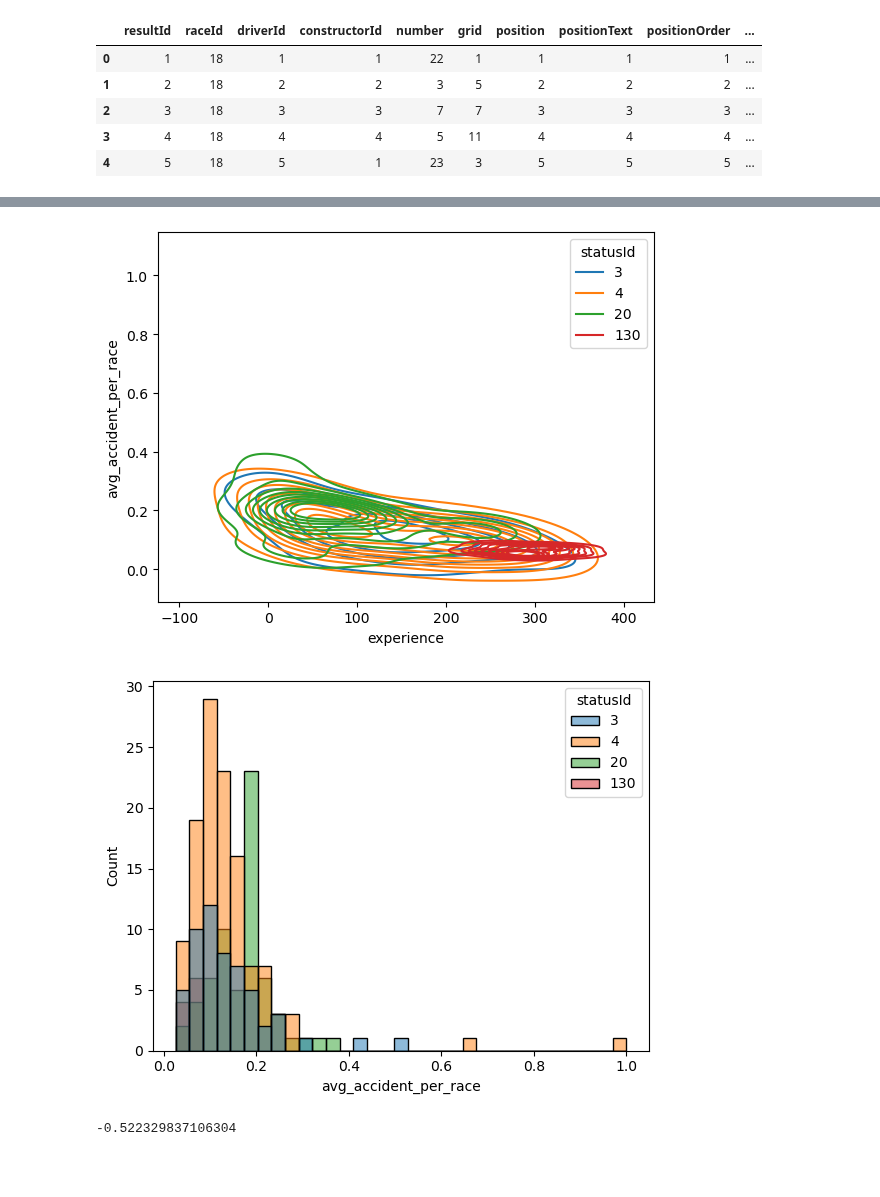
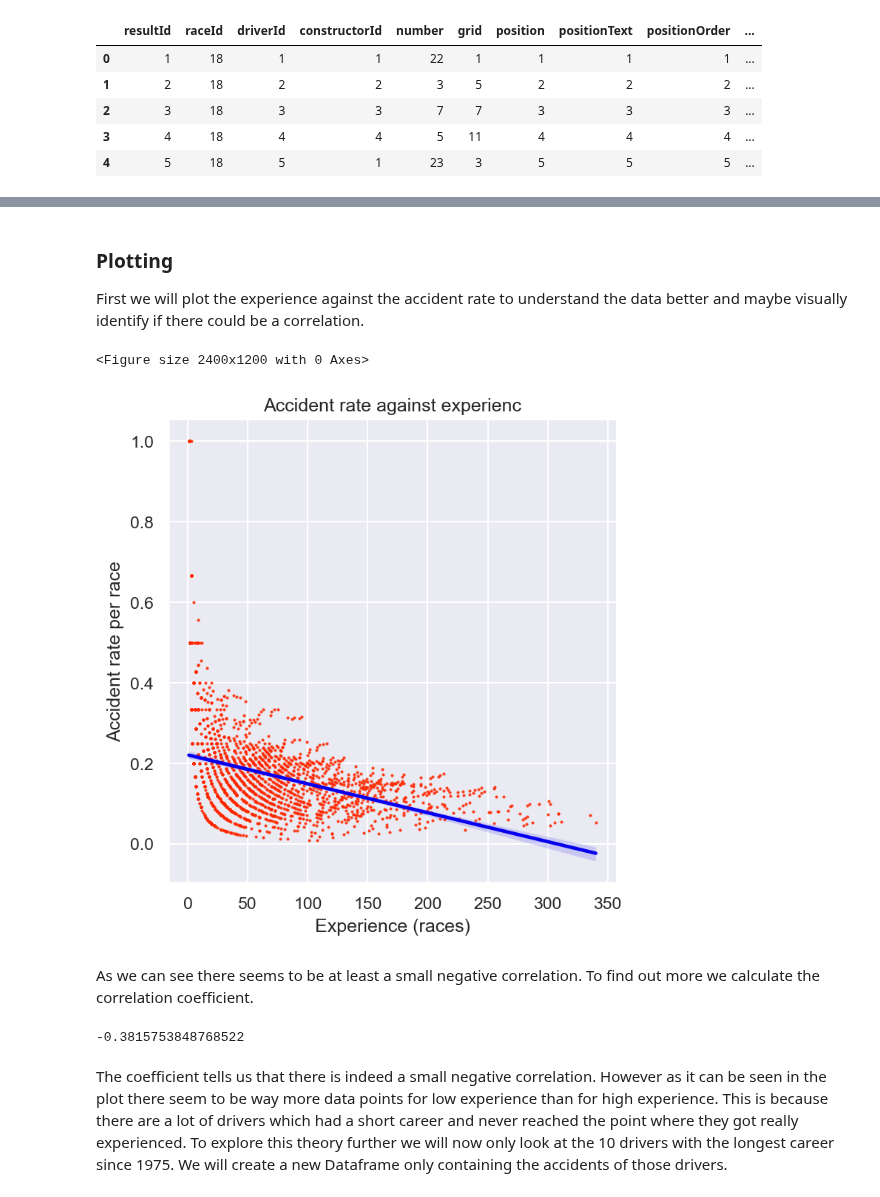
Before and after one commit to MatthewFoster02/The-Formula-Behind-Formula-1-Driven-By-Data, a Jupyter notebook: src/question_1.ipynb, the cells around one changed output, grey strips where cells are left out. Saved outputs shown, nothing was run; the diff lists cells and outputs as text; code cells hidden in the pictures; blank space fills up the shorter version.

```diff
--- a/src/question_1.ipynb
+++ b/src/question_1.ipynb
@@ -230,12 +187,22 @@ histogram = sns.kdeplot(data=sorted, x='experience', y='avg_accident_per_race')
-# %%
-histogram = sns.kdeplot(data=sorted, x='experience', y='avg_accident_per_race', hue='statusId', palette=sns.color_palette(["#1f77b4", "#ff7f0e", "#2ca02c", "#d62728"]))
-# %% [output]
-[figure, removed]
-# %%
-histogram = sns.histplot(data=sorted, x='avg_accident_per_race', hue='statusId', palette=sns.color_palette(["#1f77b4", "#ff7f0e", "#2ca02c", "#d62728"]))
-# %% [output]
-[figure, removed]
+# %% [markdown]
+### Plotting
+
+First we will plot the experience against the accident rate to understand the data better and maybe visually identify if there could be a correlation.
+# %%
+plt.figure(figsize=(16, 8))
+sns.lmplot(data=accidents_experience, x='experience', y='avg_accident_per_race', fit_reg=True, scatter_kws={'s':1, 'color':'#FF2800'}, line_kws={'color':'#0600EF'})
+plt.title('Accident rate against experienc')
+plt.ylabel('Accident rate per race')
+plt.xlabel('Experience (races)')
+plt.show()
+# %% [output]
+<Figure size 2400x1200 with 0 Axes>
+[figure, added]
+# %% [markdown]
+As we can see there seems to be at least a small negative correlation. To find out more we calculate the correlation coefficient.
 # %%
-print(sorted['avg_accident_per_race'].corr(sorted['experience']))
+print(accidents_experience['avg_accident_per_race'].corr(accidents_experience['experience']))
 # %% [output]
--0.522329837106304
+-0.3815753848768522
+# %% [markdown]
+The coefficient tells us that there is indeed a small negative correlation. However as it can be seen in the plot there seem to be way more data points for low experience than for high experience. This is because there are a lot of drivers which had a short career and never reached the point where they got really experienced. To explore this theory further we will now only look at the 10 drivers with the longest career since 1975. We will create a new Dataframe only containing the accidents of those drivers.
```
Also changed, not shown: parts of 27 cells of this notebook.
